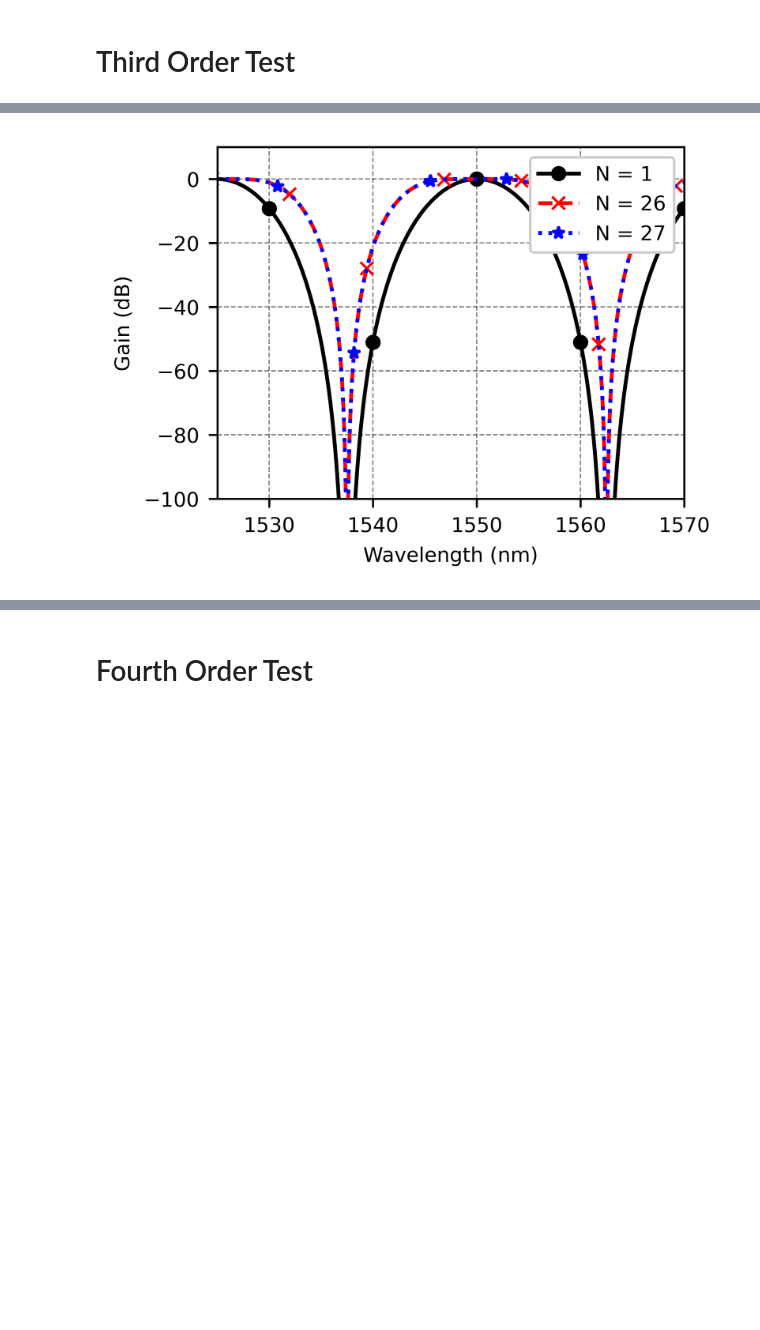
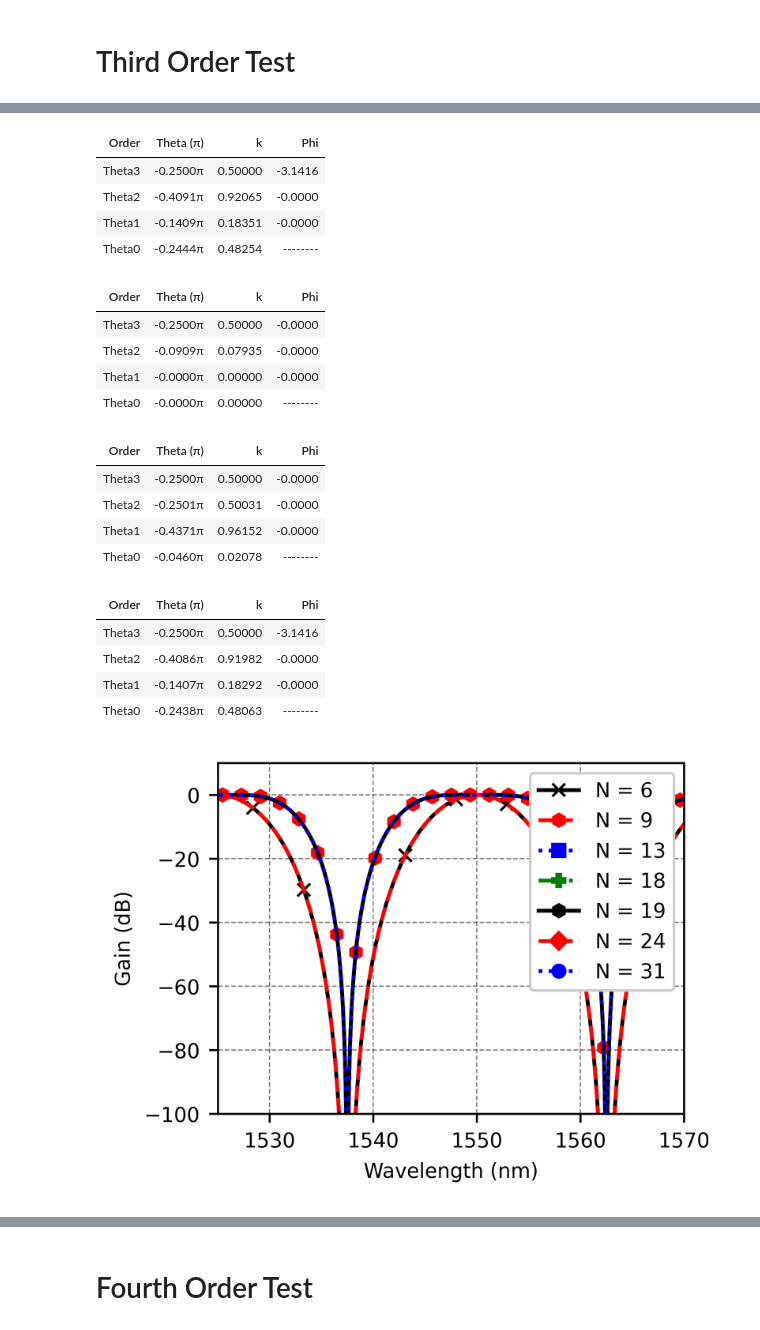
Before and after one commit to Leoopessoa/Lattice-Filter-Synthesis-Tool, a Jupyter notebook: Lattice.ipynb, the cells around one changed output, grey strips where cells are left out. Cells and saved outputs as stored; diff of their text form; code cells hidden in the pictures; blank space fills up the shorter version.

```diff
--- a/Lattice.ipynb
+++ b/Lattice.ipynb
@@ -834,9 +34,10 @@ ng = 4.2 # Silicon waveguide group index
 neff = 2.44
 dx = 125
 
-desired_order = 2
+N = 2
+points =10001
 # %%
-theta, phi, a, b, deltaL = filter_with_indexes(N=desired_order, idx=[3, 4, 5],
+theta, phi, a, b, deltaL = filter_with_indexes(N=N, idx=[3, 4, 5],
                                                type='maximally_flat', fsr=25e-9, ng=ng, lambda_0=lambda_0)
 df_thetas = thetas_phis_df(theta, phi, verbose=True)
 display(Latex(f"The $\\Delta L$ for the desired FSR is: {deltaL*1e6:.4f} $\\mu m$"))
@@ -954,10 +147,12 @@ if 'inter' not in locals():
     lumapi = lumapi()
     inter = lumapi.INTERCONNECT()
 # %%
-N_input = 3
+N = 3
 
-#Call the main function to get the paired coefficients
-paired_filters = find_filter_pairs(N=N_input, verbose=True, imag_threshold=1e-3, a0_precision=5)
+# Call the main function to get the paired coefficients
+# Note: find_filter_pairs returns a single list of matched pairs.
+paired_filters = find_filter_pairs(N=N, verbose=True, imag_threshold=1e-3, a0_precision=5)
+
 print("\n--- Output Vector of Matched Coefficient Pairs ---")
 if not paired_filters:
     print("No matched pairs were found.")
@@ -993,6 +188,8 @@ fig = plt.plot()
 deltaL = calculate_delta_L(ng=ng, fsr=25e-9, lambda_0=lambda_0)
 # Plotting the results
 λ = np.linspace(simulationband[0]*1e9, simulationband[-1]*1e9, points)
+
+A_base,B_base, = lambidify_filter(N=N, verbose=False, points=points)
 
 for i in range(len(paired_filters)):
 
@@ -1020,12 +217,14 @@ for i in range(len(paired_filters)):
     omega_vals = np.linspace(-pi_limits+phase, pi_limits+phase, points) # Setting the omega values for the FSR calculation and optimization
     #print(-pi_limits)
     A_vals = np.abs(A_freq_func(omega_vals))
-    # Escolha diferentes marcadores para cada iteração
+    # Use markers
     markers = ['o', '^', 's', 'D', 'v', 'x', '*', 'P', 'h', '+']
     marker = markers[i % len(markers)]
-    # Espaçamento dos marcadores (exemplo: a cada 5000 pontos)
+    threshold=0.2
+    val, condition_up = curve_correlation(A_vals,A_base, threshold)
+
     markevery = max(1, len(λ)//20)-i
-    if 20*np.log10(A_vals).max() > 0:
+    if 20*np.log10(A_vals).max() > 0 or val<threshold:
         inapropriate_pairs.append(i)
         continue
     else:
@@ -1057,4 +256,24 @@ plt.show()
+| Order | Theta (π) | k | Phi |
+| Theta3 | -0.2500π | 0.50000 | -3.1416 |
+| Theta2 | -0.4091π | 0.92065 | -0.0000 |
+| Theta1 | -0.1409π | 0.18351 | -0.0000 |
+| Theta0 | -0.2444π | 0.48254 | -------- |
+| Order | Theta (π) | k | Phi |
+| Theta3 | -0.2500π | 0.50000 | -0.0000 |
+| Theta2 | -0.0909π | 0.07935 | -0.0000 |
+| Theta1 | -0.0000π | 0.00000 | -0.0000 |
+| Theta0 | -0.0000π | 0.00000 | -------- |
+| Order | Theta (π) | k | Phi |
+| Theta3 | -0.2500π | 0.50000 | -0.0000 |
+| Theta2 | -0.2501π | 0.50031 | -0.0000 |
+| Theta1 | -0.4371π | 0.96152 | -0.0000 |
+| Theta0 | -0.0460π | 0.02078 | -------- |
+| Order | Theta (π) | k | Phi |
+| Theta3 | -0.2500π | 0.50000 | -3.1416 |
+| Theta2 | -0.4086π | 0.91982 | -0.0000 |
+| Theta1 | -0.1407π | 0.18292 | -0.0000 |
+| Theta0 | -0.2438π | 0.48063 | -------- |
-[figure, old version]
+[figure, new version]
 # %%
 fig2 = plt.plot()
 
```
Also changed, not shown: parts of 29 cells of this notebook, 7 other files.
